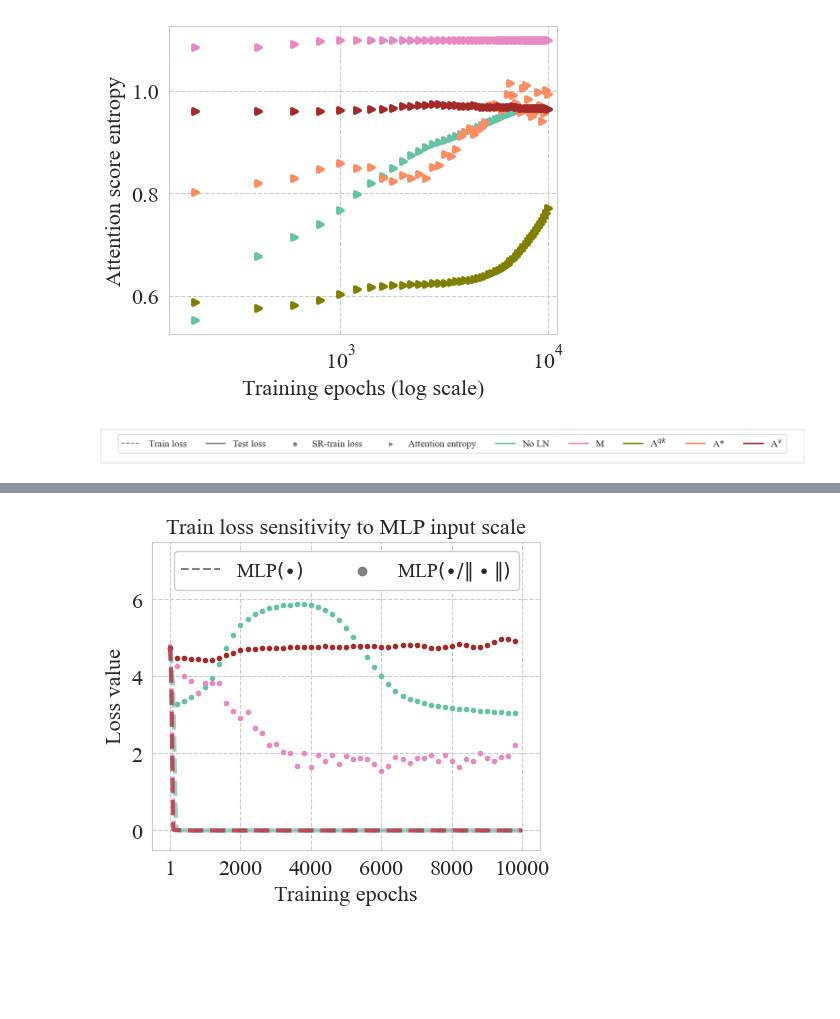
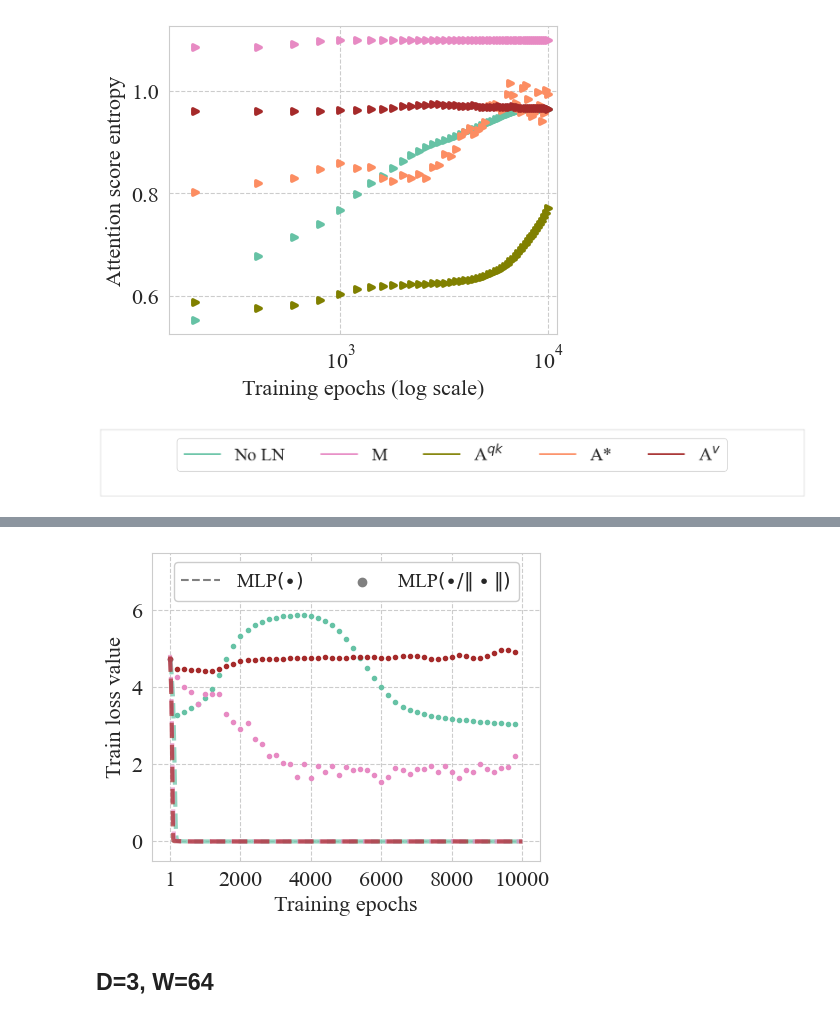
Before and after one commit to jaisidhsingh/layernorm-grok, a Jupyter notebook: notebooks/plots_2.ipynb, the cells around one changed output, grey strips where cells are left out. Drawn from its saved outputs; the diff is of its cells as text; code cells hidden in the pictures; blank space fills up the shorter version.

```diff
--- a/notebooks/plots_2.ipynb
+++ b/notebooks/plots_2.ipynb
@@ -364,35 +381,35 @@ plt.show()
 # %% [output]
 [figure]
 # %%
-plt.figure(figsize=(21,1))
-plt.plot([], [], linestyle="--", c="gray", label="Train loss")
-plt.plot([], [], linewidth=2.5, c="gray", label="Test loss")
-plt.scatter([], [], c="gray", label="SR-train loss")
-plt.scatter([], [], c="gray", marker=">", label="Attention entropy")
+plt.figure(figsize=(21,2))
+# plt.plot([], [], linestyle="--", c="gray", label="Train loss")
+# plt.plot([], [], linewidth=2.5, c="gray", label="Test loss")
+# plt.scatter([], [], c="gray", label="SR-train loss")
+# plt.scatter([], [], c="gray", marker=">", label="Attention entropy")
 plt.plot([], [], linewidth=2.5, c="C0", label="No LN")
 plt.plot([], [], linewidth=2.5, c="C3", label="M")
 
 pos_map = {
     "attn-pre-qk": r"A$^{qk}$",
     "attn-pre": "A*",
     "attn-pre-v": r"A$^{v}$",
 }
 c_map = {
     "attn-pre-qk": "olive",
     "attn-pre": "C1",
     "attn-pre-v": "brown",
 }
 for k, v in pos_map.items():
     plt.plot([], [], linewidth=2.5, label=v, c=c_map[k])
 
 plt.xticks([])
 plt.yticks([])
 plt.grid(False)
-plt.legend(ncol=9, loc="upper center", framealpha=1)
-plt.savefig("new_figs/attn_qkv_legend.png", dpi=300, bbox_inches="tight")
+plt.legend(ncol=9, loc="upper center", framealpha=1, fontsize=30)
+plt.savefig("new_figs/ln_ib_legend.png", dpi=300, bbox_inches="tight")
 plt.show()
 # %% [output]
-[figure, old version]
+[figure, new version]
 # %%
 df_attnv = pd.read_csv("check_data/attn_v_mlp_mem_train.csv")
 df_attnv.head()
@@ -478,10 +495,12 @@ plt.xlabel("Training epochs")
 # plt.yscale("log")
 plt.ylim([-0.5, 7.5])
 plt.yticks([0, 2, 4, 6])
-plt.ylabel("Loss value")
-plt.title(r"Train loss sensitivity to MLP input scale")#: MLP$(\bullet)$ vs MLP$(\bullet / \|\bullet\|)$")
+plt.ylabel("Train loss value")
+# plt.title(r"Train loss sensitivity to MLP input scale")#: MLP$(\bullet)$ vs MLP$(\bullet / \|\bullet\|)$")
 # plt.legend(ncol=2, loc="upper center", framealpha=1,)
-# plt.savefig("new_figs/noln_v_m_v_attnv_memo.png", dpi=300, bbox_inches="tight")
+plt.savefig("new_figs/ln_ib_1.png", dpi=300, bbox_inches="tight")
 plt.show()
 # %% [output]
-[figure, old version]
+[figure, new version]
+# %% [markdown]
+## D=3, W=64
```
Also changed, not shown: parts of 5 cells of this notebook, 45 other files.
